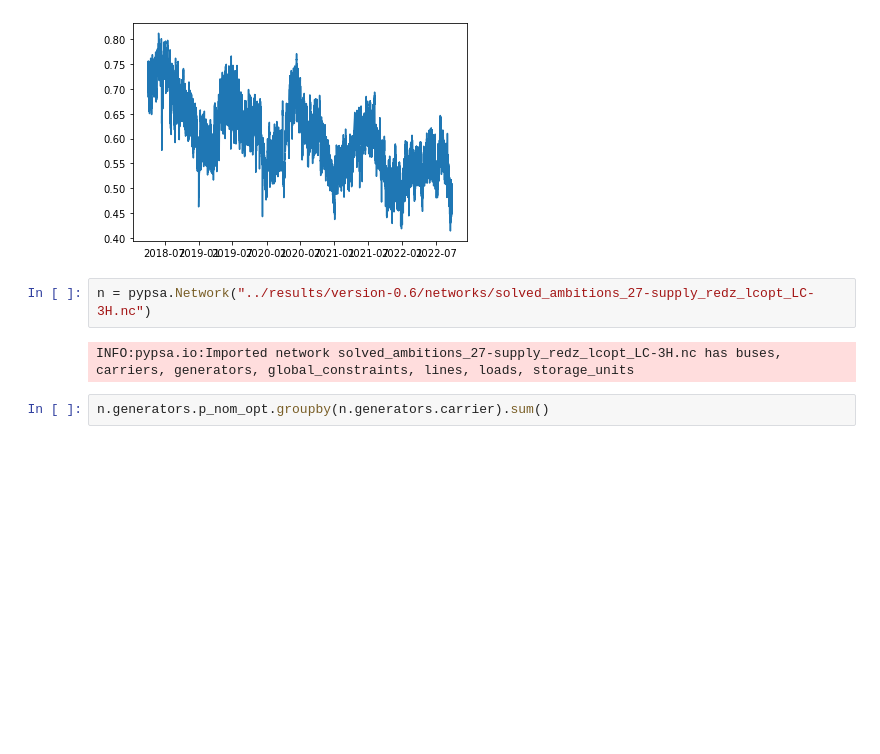
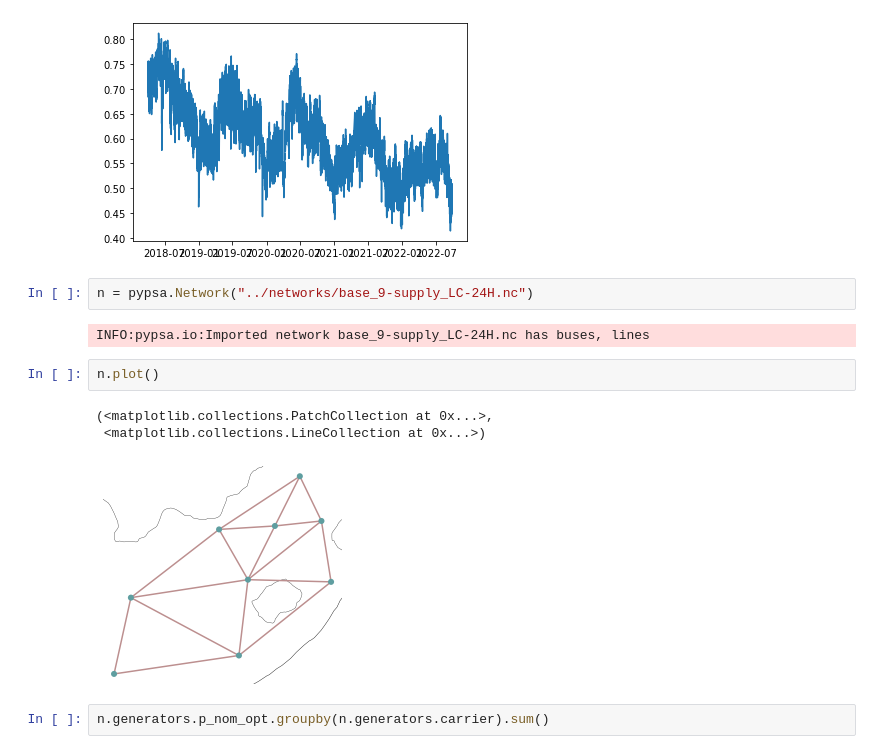
Before and after one commit to PyPSA/pypsa-za, a Jupyter notebook: notebooks/general_playground.ipynb, the cells around one changed output. Saved outputs shown, nothing was run; the diff lists cells and outputs as text; blank space fills up the shorter version.

```diff
--- a/notebooks/general_playground.ipynb
+++ b/notebooks/general_playground.ipynb
@@ -34,9 +34,15 @@ plt.plot(eskom_data['coal_eaf']).plot()
 AttributeError: 'list' object has no attribute 'plot'
 [figure]
 # %%
-n = pypsa.Network("../results/version-0.6/networks/solved_ambitions_27-supply_redz_lcopt_LC-3H.nc")
+n = pypsa.Network("../networks/base_9-supply_LC-24H.nc")
 # %% [output]
-INFO:pypsa.io:Imported network solved_ambitions_27-supply_redz_lcopt_LC-3H.nc has buses, carriers, generators, global_constraints, lines, loads, storage_units
+INFO:pypsa.io:Imported network base_9-supply_LC-24H.nc has buses, lines
+# %%
+n.plot()
+# %% [output]
+(<matplotlib.collections.PatchCollection at 0x...>,
+ <matplotlib.collections.LineCollection at 0x...>)
+[figure, added]
 # %%
 n.generators.p_nom_opt.groupby(n.generators.carrier).sum()
 # %% [output]
```
Also changed, not shown: 8 other files.
